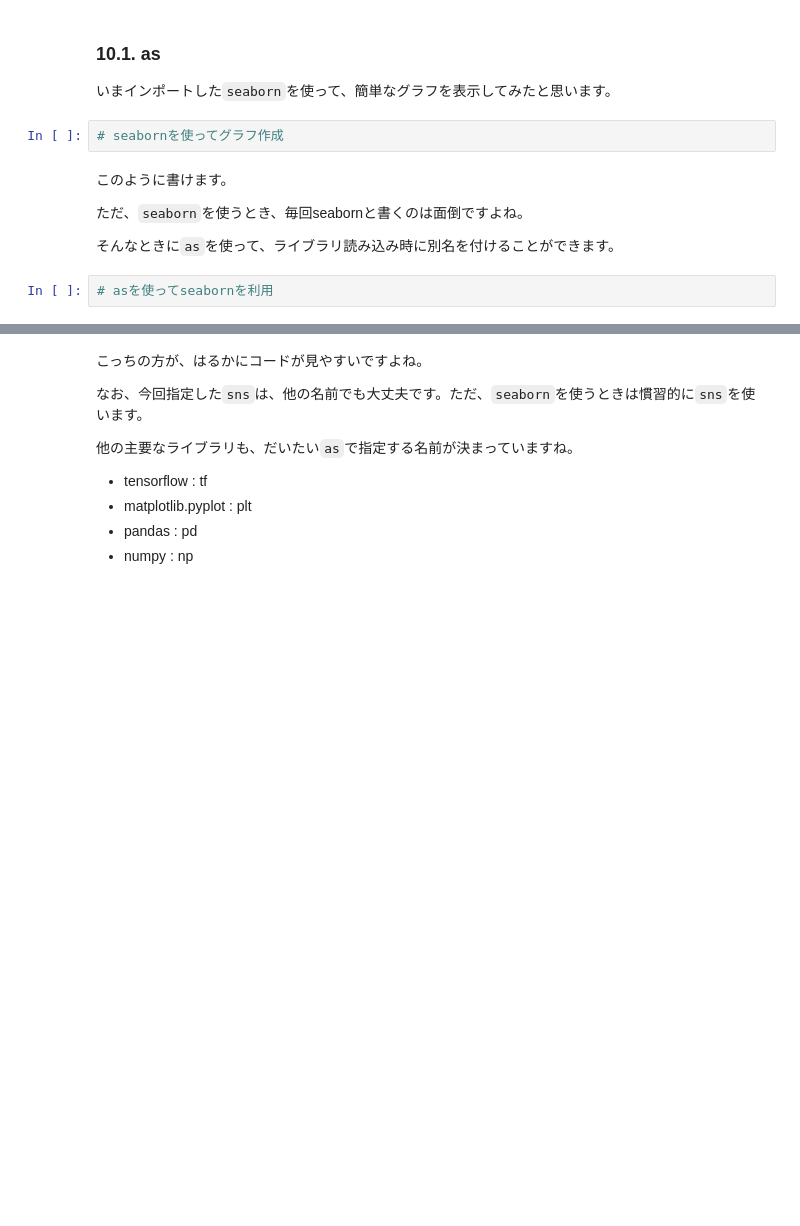
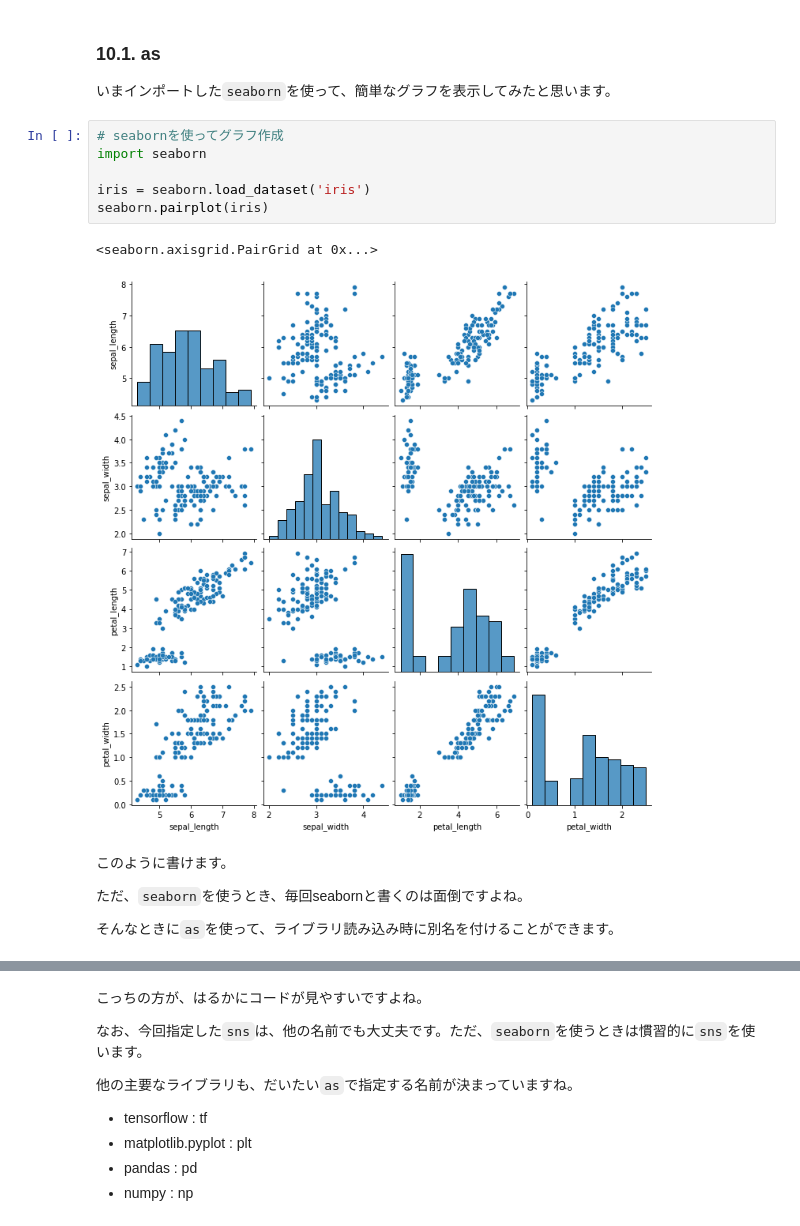
Before and after one commit to tamo-mle/MachineLearning_RoadMap, a Jupyter notebook: Python_Introduction.ipynb, the cells around one changed output, grey strips where cells are left out. Saved outputs shown, nothing was run; the diff lists cells and outputs as text; blank space fills up the shorter version.

```diff
--- a/Python_Introduction.ipynb
+++ b/Python_Introduction.ipynb
@@ -2863,13 +2910,18 @@ Pythonはライブラリが豊富なプログラミング言語です。
 ### 10.1. as
 
 いまインポートした`seaborn`を使って、簡単なグラフを表示してみたと思います。
-# %%
-# seabornを使ってグラフ作成
+# %%
+# seabornを使ってグラフ作成
+import seaborn
+
+iris = seaborn.load_dataset('iris')
+seaborn.pairplot(iris)
+# %% [output]
+<seaborn.axisgrid.PairGrid at 0x...>
+[figure, added]
 # %% [markdown]
 このように書けます。
 
 ただ、`seaborn`を使うとき、毎回seabornと書くのは面倒ですよね。
 
 そんなときに`as`を使って、ライブラリ読み込み時に別名を付けることができます。
-# %%
-# asを使ってseabornを利用
```
Also changed, not shown: parts of 22 cells of this notebook.
